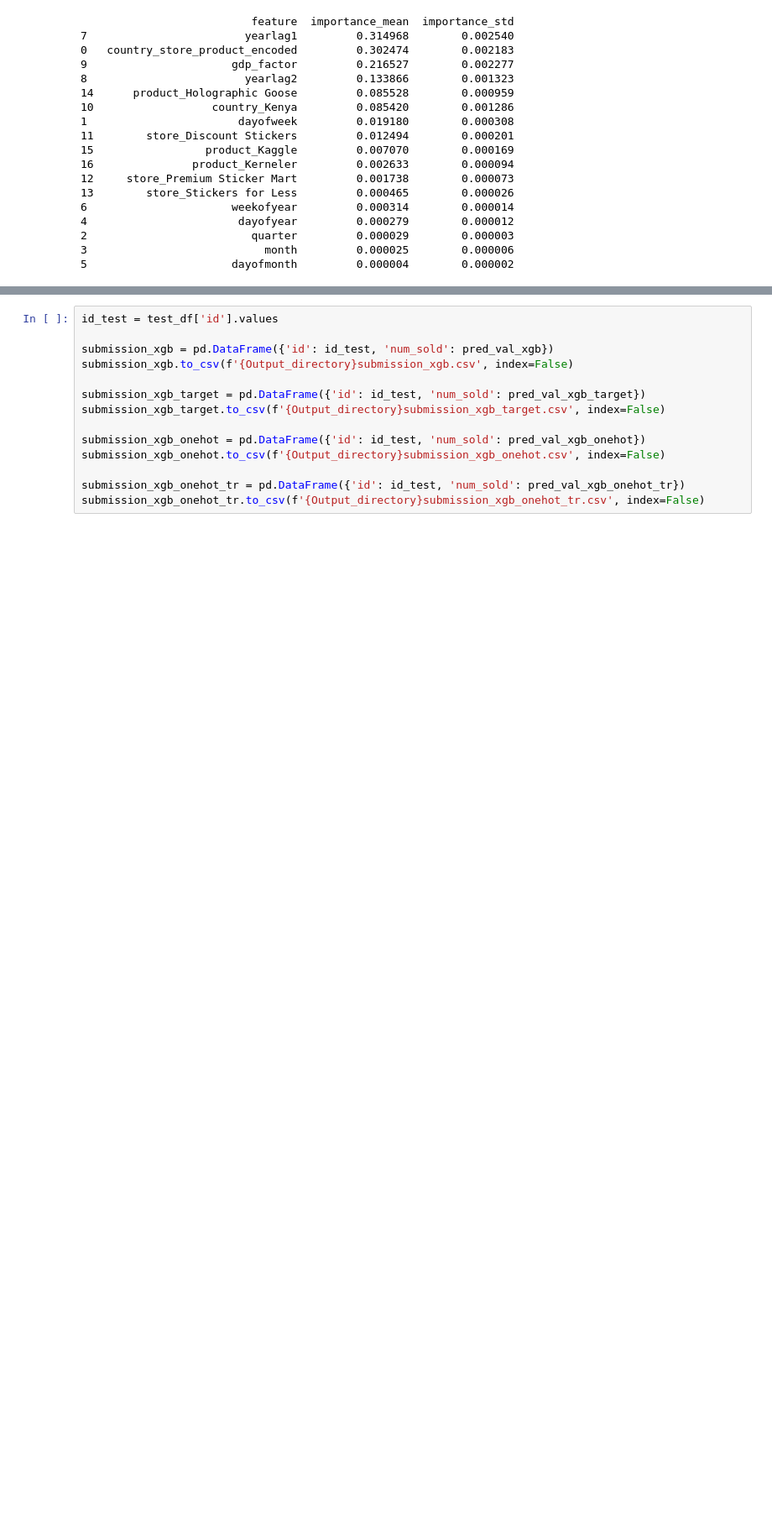
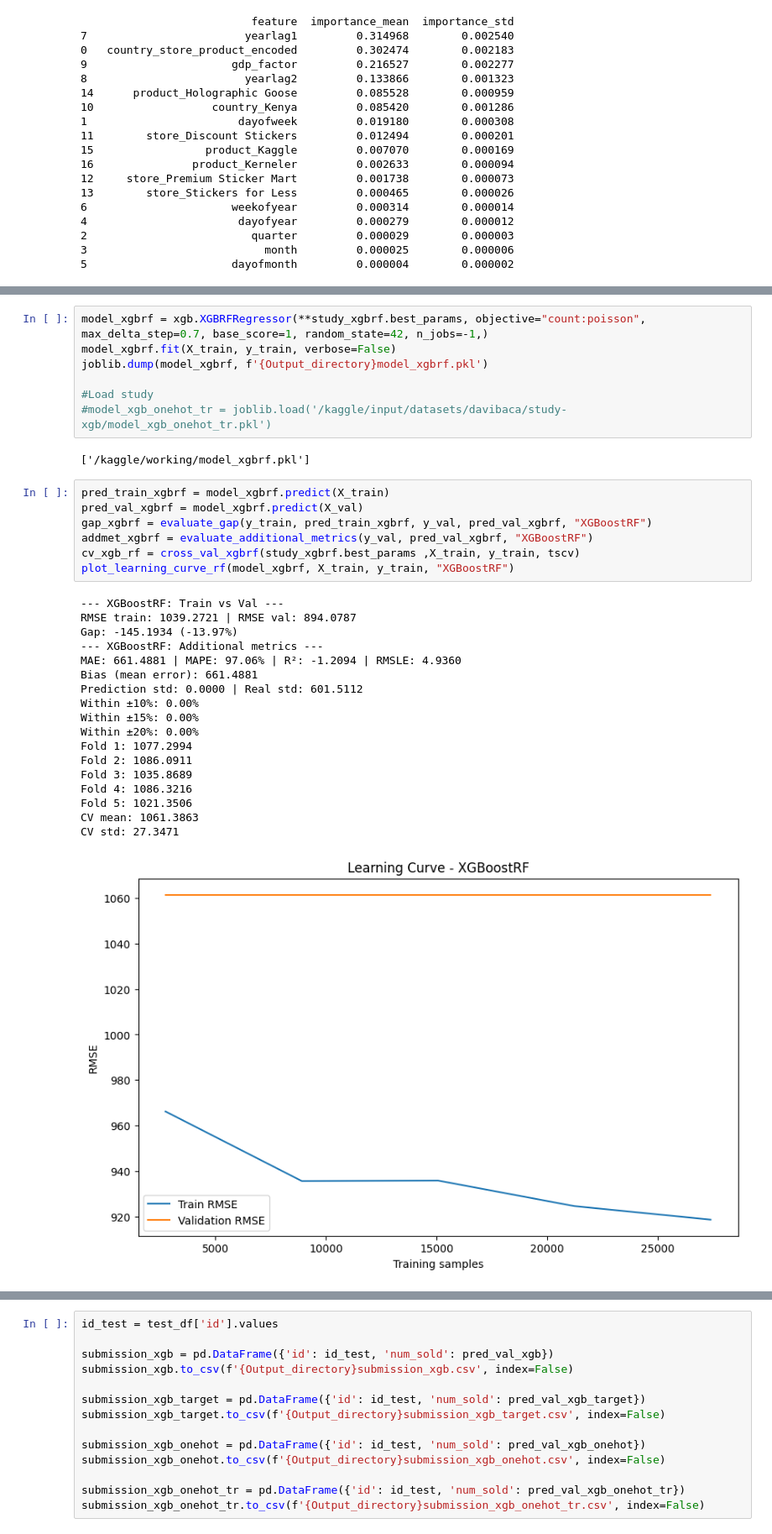
Before and after one commit to davidbacavidal/Kaggle-competitions, a Jupyter notebook: Forecasting-sticker-sales.ipynb, the cells around one changed output, grey strips where cells are left out. Shown at 84% size. Cells and saved outputs as stored; diff of their text form; blank space fills up the shorter version.

Commit message:
Kaggle Notebook | Forecasting Sticker Sales ML | random_forest

```diff
--- a/Forecasting-sticker-sales.ipynb
+++ b/Forecasting-sticker-sales.ipynb
@@ -1752,0 +1815,35 @@ vis.plot_param_importances(study_xgbrf).show()
+# %%
+model_xgbrf = xgb.XGBRFRegressor(**study_xgbrf.best_params, objective="count:poisson", max_delta_step=0.7, base_score=1, random_state=42, n_jobs=-1,)
+model_xgbrf.fit(X_train, y_train, verbose=False)
+joblib.dump(model_xgbrf, f'{Output_directory}model_xgbrf.pkl')
+
+#Load study
+#model_xgb_onehot_tr = joblib.load('/kaggle/input/datasets/davibaca/study-xgb/model_xgb_onehot_tr.pkl')
+# %% [output]
+['/kaggle/working/model_xgbrf.pkl']
+# %%
+pred_train_xgbrf = model_xgbrf.predict(X_train)
+pred_val_xgbrf = model_xgbrf.predict(X_val)
+gap_xgbrf = evaluate_gap(y_train, pred_train_xgbrf, y_val, pred_val_xgbrf, "XGBoostRF")
+addmet_xgbrf = evaluate_additional_metrics(y_val, pred_val_xgbrf, "XGBoostRF")
+cv_xgb_rf = cross_val_xgbrf(study_xgbrf.best_params ,X_train, y_train, tscv)
+plot_learning_curve_rf(model_xgbrf, X_train, y_train, "XGBoostRF")
+# %% [output]
+--- XGBoostRF: Train vs Val ---
+RMSE train: 1039.2721 | RMSE val: 894.0787
+Gap: -145.1934 (-13.97%)
+--- XGBoostRF: Additional metrics ---
+MAE: 661.4881 | MAPE: 97.06% | R²: -1.2094 | RMSLE: 4.9360
+Bias (mean error): 661.4881
+Prediction std: 0.0000 | Real std: 601.5112
+Within ±10%: 0.00%
+Within ±15%: 0.00%
+Within ±20%: 0.00%
+Fold 1: 1077.2994
+Fold 2: 1086.0911
+Fold 3: 1035.8689
+Fold 4: 1086.3216
+Fold 5: 1021.3506
+CV mean: 1061.3863
+CV std: 27.3471
+[figure, added]
```
Also changed, not shown: parts of 9 cells of this notebook.
